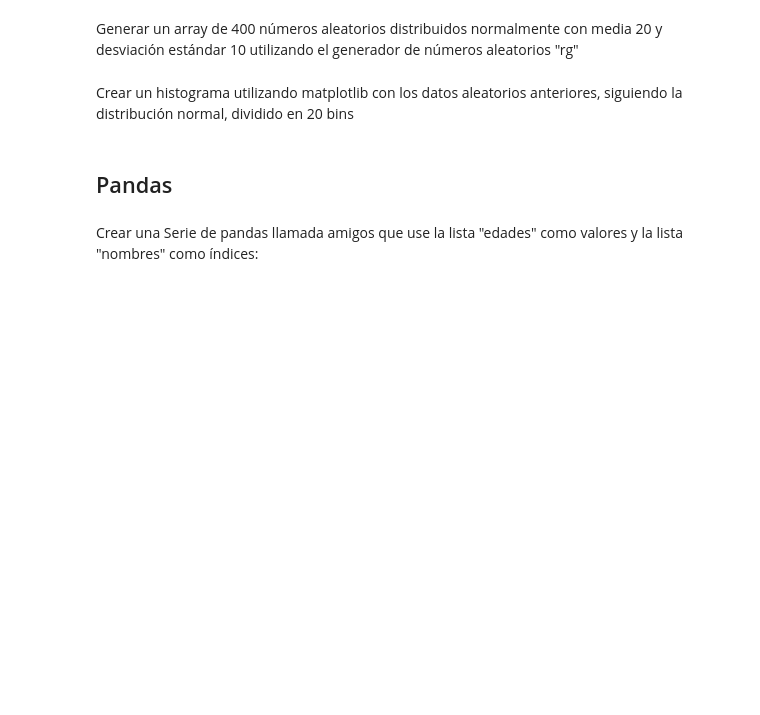
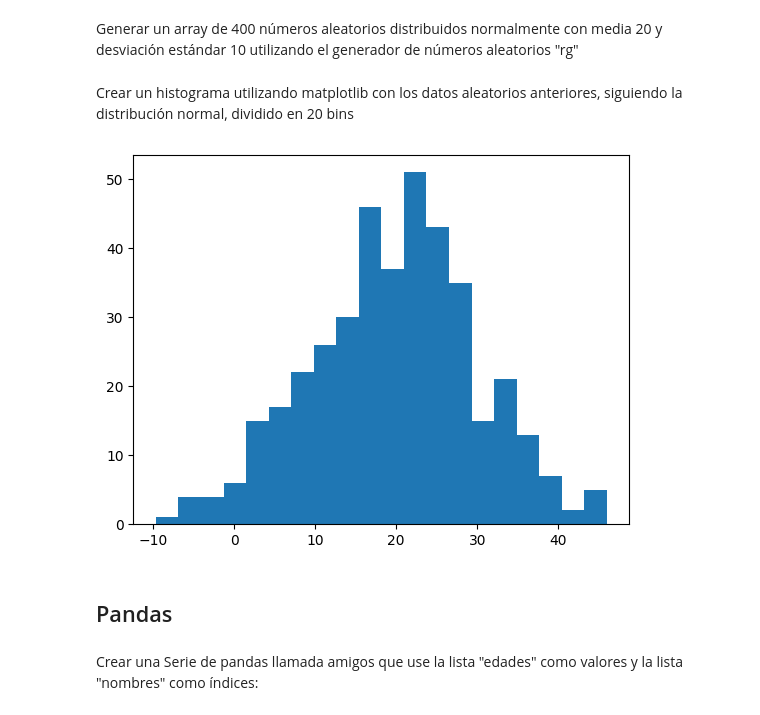
Before and after one commit to alexballera/python-lib, a Jupyter notebook: python/a2-capacitacion/Python- DataScience.ipynb, the cells around one changed output. Saved outputs shown, nothing was run; the diff lists cells and outputs as text; code cells hidden in the pictures; blank space fills up the shorter version.

```diff
--- a/python/a2-capacitacion/Python- DataScience.ipynb
+++ b/python/a2-capacitacion/Python- DataScience.ipynb
@@ -466,7 +611,14 @@ Crear un histograma utilizando matplotlib para visualizar la distribución de lo
 # %% [markdown]
 Generar un array de 400 números aleatorios distribuidos normalmente con media 20 y desviación estándar 10 utilizando el generador de números aleatorios "rg"
+# %%
+normal = rg.normal(20, 10, 400)
 # %% [markdown]
 Crear un histograma utilizando matplotlib con los datos aleatorios anteriores, siguiendo la distribución normal, dividido en 20 bins
+# %%
+plt.hist(normal, bins=20)
+plt.show()
+# %% [output]
+[figure, added]
 # %% [markdown]
 ## Pandas
 # %%
```
Also changed, not shown: parts of 48 cells of this notebook.
